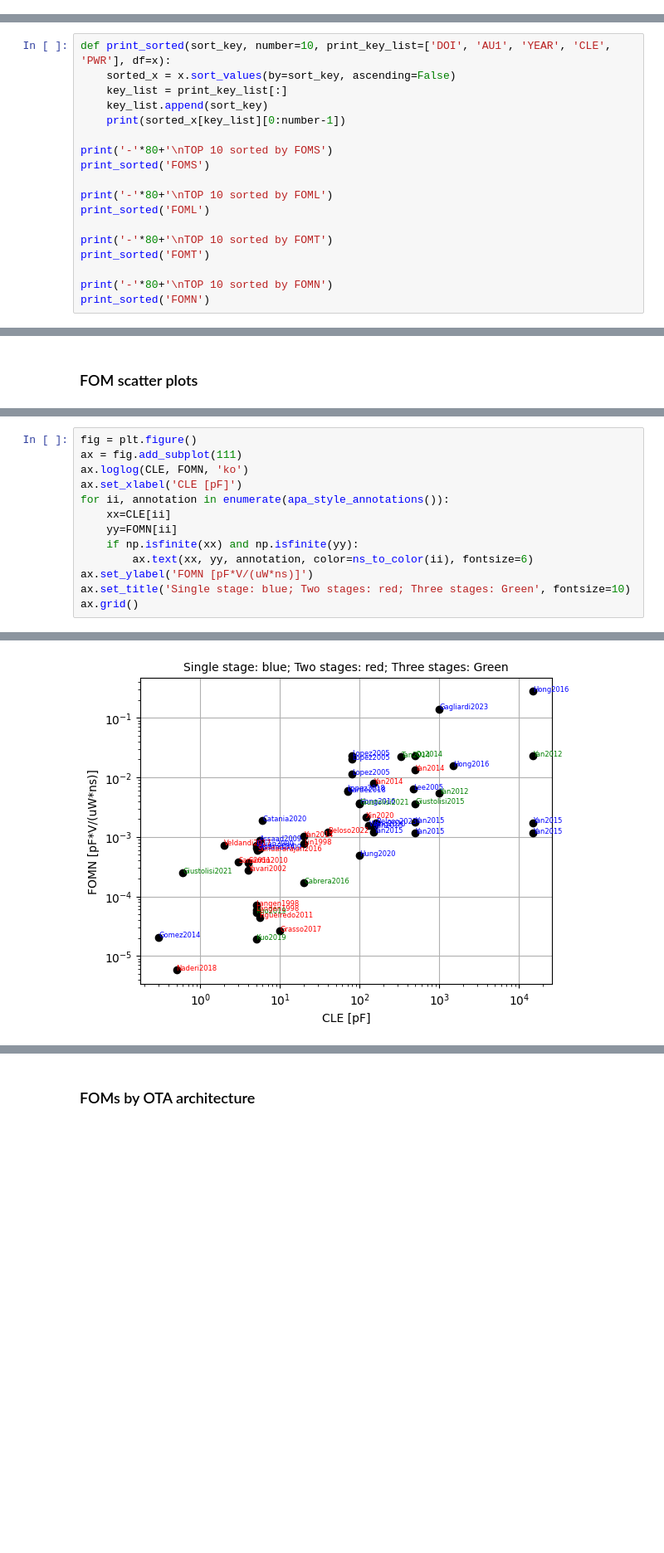
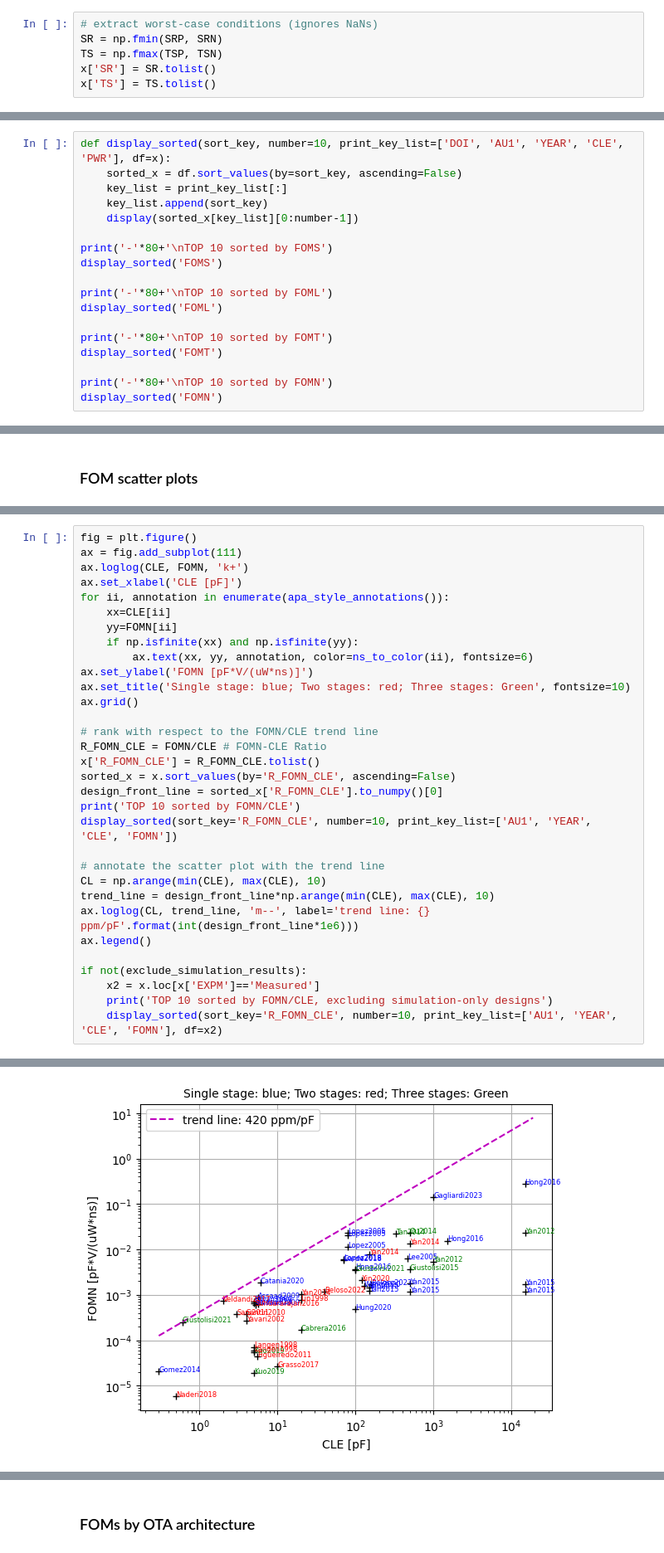
Before and after one commit to michele-dei/OTA-settling-survey, a Jupyter notebook: ota-settling-survey.ipynb, the cells around one changed output, grey strips where cells are left out. Shown at 83% size. Saved outputs shown, nothing was run; the diff lists cells and outputs as text; blank space fills up the shorter version.

```diff
--- a/ota-settling-survey.ipynb
+++ b/ota-settling-survey.ipynb
@@ -97,0 +72,6 @@ x.loc[:, 'FOMN'] = pd.Series(FOMN)
+# %%
+# extract worst-case conditions (ignores NaNs)
+SR = np.fmin(SRP, SRN)
+TS = np.fmax(TSP, TSN)
+x['SR'] = SR.tolist()
+x['TS'] = TS.tolist()
@@ -102,23 +94,23 @@ Data can be used to classify designs in terms of performance, as well as to disc
 
 ### Straightforward classification
 # %%
-def print_sorted(sort_key, number=10, print_key_list=['DOI', 'AU1', 'YEAR', 'CLE', 'PWR'], df=x):
-    sorted_x = x.sort_values(by=sort_key, ascending=False)
+def display_sorted(sort_key, number=10, print_key_list=['DOI', 'AU1', 'YEAR', 'CLE', 'PWR'], df=x):
+    sorted_x = df.sort_values(by=sort_key, ascending=False)
     key_list = print_key_list[:]
     key_list.append(sort_key)
-    print(sorted_x[key_list][0:number-1])
+    display(sorted_x[key_list][0:number-1])
 
 print('-'*80+'\nTOP 10 sorted by FOMS')
-print_sorted('FOMS')
+display_sorted('FOMS')
 
 print('-'*80+'\nTOP 10 sorted by FOML')
-print_sorted('FOML')
+display_sorted('FOML')
 
 print('-'*80+'\nTOP 10 sorted by FOMT')
-print_sorted('FOMT')
+display_sorted('FOMT')
 
 print('-'*80+'\nTOP 10 sorted by FOMN')
-print_sorted('FOMN')
+display_sorted('FOMN')
 # %% [output]
 --------------------------------------------------------------------------------
 TOP 10 sorted by FOMS
@@ -205,7 +228,7 @@ ax.grid()
 # %%
 fig = plt.figure()
 ax = fig.add_subplot(111)
-ax.loglog(CLE, FOMN, 'ko')
+ax.loglog(CLE, FOMN, 'k+')
 ax.set_xlabel('CLE [pF]')
 for ii, annotation in enumerate(apa_style_annotations()):
     xx=CLE[ii]
@@ -215,4 +238,23 @@ for ii, annotation in enumerate(apa_style_annotations()):
 ax.set_ylabel('FOMN [pF*V/(uW*ns)]')
 ax.set_title('Single stage: blue; Two stages: red; Three stages: Green', fontsize=10)
 ax.grid()
+
+# rank with respect to the FOMN/CLE trend line
+R_FOMN_CLE = FOMN/CLE # FOMN-CLE Ratio
+x['R_FOMN_CLE'] = R_FOMN_CLE.tolist()
+sorted_x = x.sort_values(by='R_FOMN_CLE', ascending=False)
+design_front_line = sorted_x['R_FOMN_CLE'].to_numpy()[0]
+print('TOP 10 sorted by FOMN/CLE')
+display_sorted(sort_key='R_FOMN_CLE', number=10, print_key_list=['AU1', 'YEAR', 'CLE', 'FOMN'])
+
+# annotate the scatter plot with the trend line
+CL = np.arange(min(CLE), max(CLE), 10)
+trend_line = design_front_line*np.arange(min(CLE), max(CLE), 10)
+ax.loglog(CL, trend_line, 'm--', label='trend line: {} ppm/pF'.format(int(design_front_line*1e6)))
+ax.legend()
+
+if not(exclude_simulation_results):
+    x2 = x.loc[x['EXPM']=='Measured']
+    print('TOP 10 sorted by FOMN/CLE, excluding simulation-only designs')
+    display_sorted(sort_key='R_FOMN_CLE', number=10, print_key_list=['AU1', 'YEAR', 'CLE', 'FOMN'], df=x2)
 # %% [output]
@@ -219,4 +283,4 @@ ax.grid()
-[figure, old version]
+[figure, new version]
 # %% [markdown]
 ### Impact of CMOS technology node
 
```
Also changed, not shown: parts of 13 cells of this notebook.
